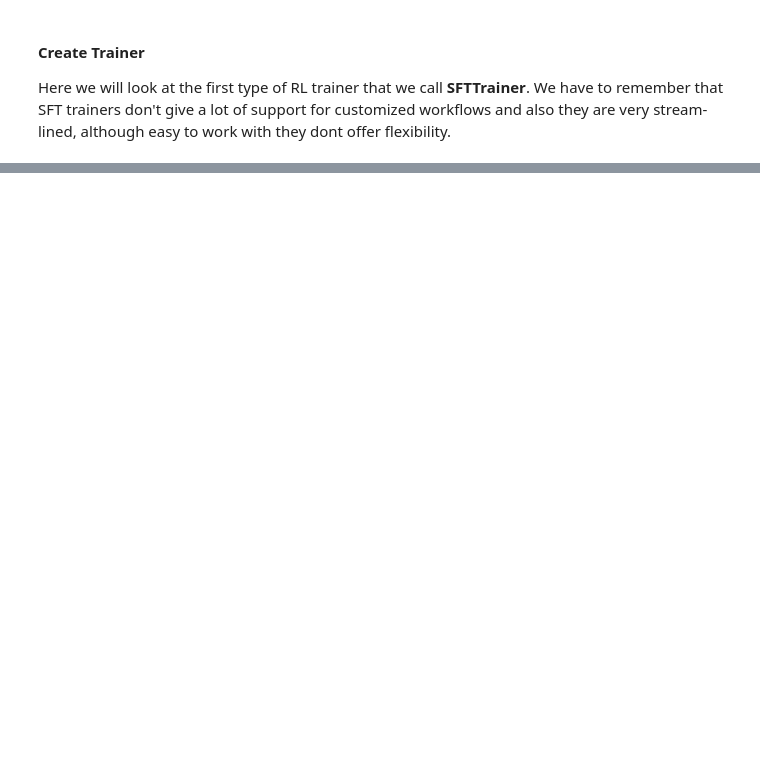
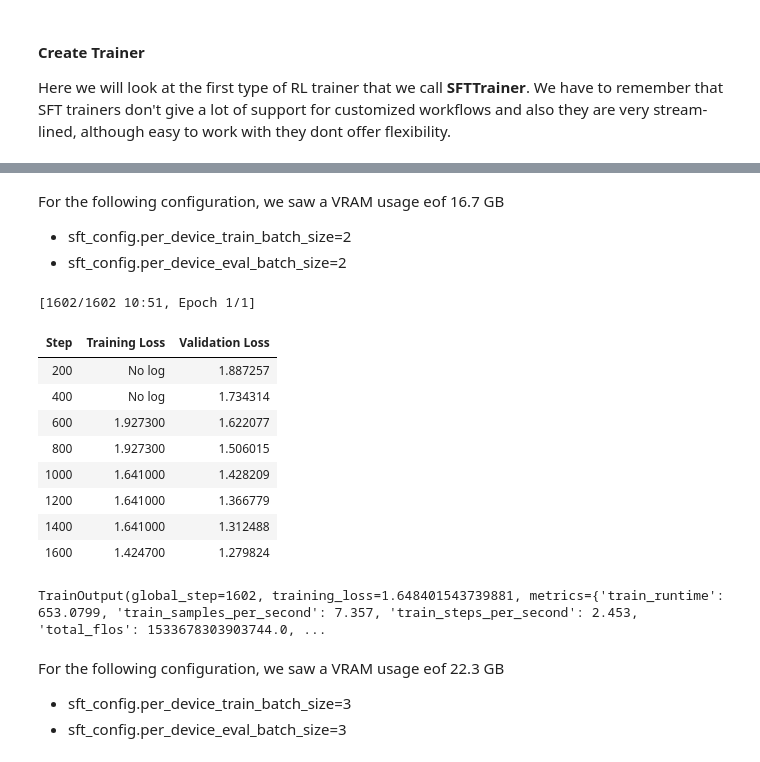
Before and after one commit to ramyagirish/dailyResearch, a Jupyter notebook: trainers/notebooks/SFTTrainer.ipynb, the cells around one changed output, grey strips where cells are left out. Drawn from its saved outputs; the diff is of its cells as text; code cells hidden in the pictures; blank space fills up the shorter version.

```diff
--- a/trainers/notebooks/SFTTrainer.ipynb
+++ b/trainers/notebooks/SFTTrainer.ipynb
@@ -88,0 +260,45 @@ trainer.train()
+# %% [markdown]
+For the following configuration, we saw a VRAM usage eof 16.7 GB
+- sft_config.per_device_train_batch_size=2
+- sft_config.per_device_eval_batch_size=2
+# %%
+sft_config = SFTConfig(output_dir="/tmp")
+
+sft_config.output_dir="/home/ubuntu/dailyResearch/trainers/output"
+sft_config.push_to_hub=False
+sft_config.per_device_train_batch_size=3
+sft_config.per_device_eval_batch_size=3
+sft_config.eval_strategy='steps'
+sft_config.eval_steps=200
+sft_config.save_strategy='steps'
+sft_config.save_steps=200
+sft_config.num_train_epochs=1
+sft_config.max_seq_length= 1024
+# %%
+trainer = SFTTrainer(
+    model,
+    tokenizer=tokenizer,
+    train_dataset=dataset['train'],
+    eval_dataset=dataset['test'],
+    formatting_func=formatting_prompts_func,
+    data_collator=collator,
+    args=sft_config,
+)
+# %%
+trainer.train()
+# %% [output]
+[1602/1602 10:51, Epoch 1/1]
+| Step | Training Loss | Validation Loss |
+| 200 | No log | 1.887257 |
+| 400 | No log | 1.734314 |
+| 600 | 1.927300 | 1.622077 |
+| 800 | 1.927300 | 1.506015 |
+| 1000 | 1.641000 | 1.428209 |
+| 1200 | 1.641000 | 1.366779 |
+| 1400 | 1.641000 | 1.312488 |
+| 1600 | 1.424700 | 1.279824 |
+TrainOutput(global_step=1602, training_loss=1.648401543739881, metrics={'train_runtime': 653.0799, 'train_samples_per_second': 7.357, 'train_steps_per_second': 2.453, 'total_flos': 1533678303903744.0, ...
+# %% [markdown]
+For the following configuration, we saw a VRAM usage eof 22.3 GB
+- sft_config.per_device_train_batch_size=3
+- sft_config.per_device_eval_batch_size=3
```
Also changed, not shown: parts of 31 cells of this notebook, 1 other file.
